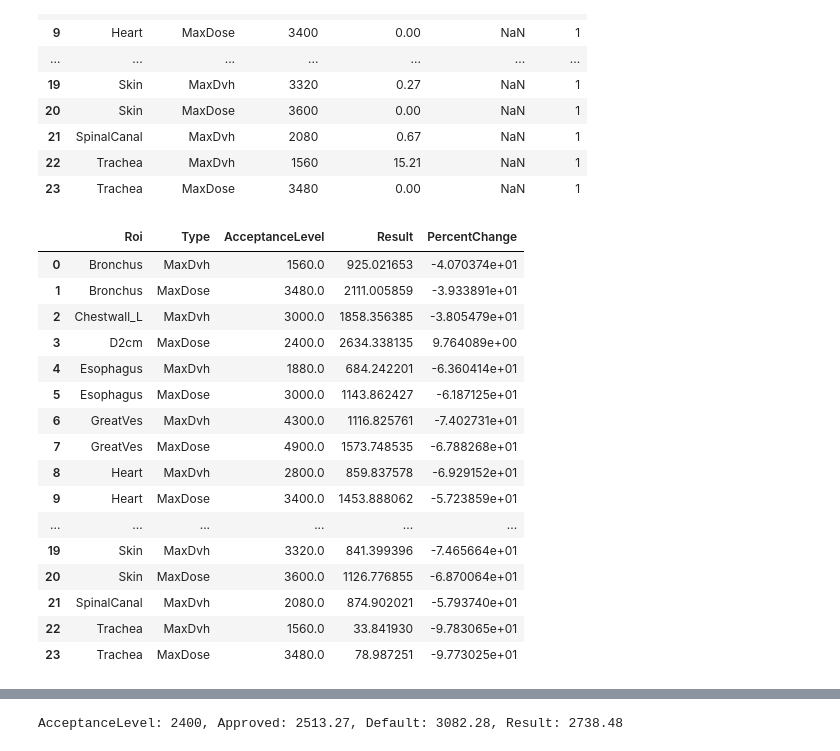
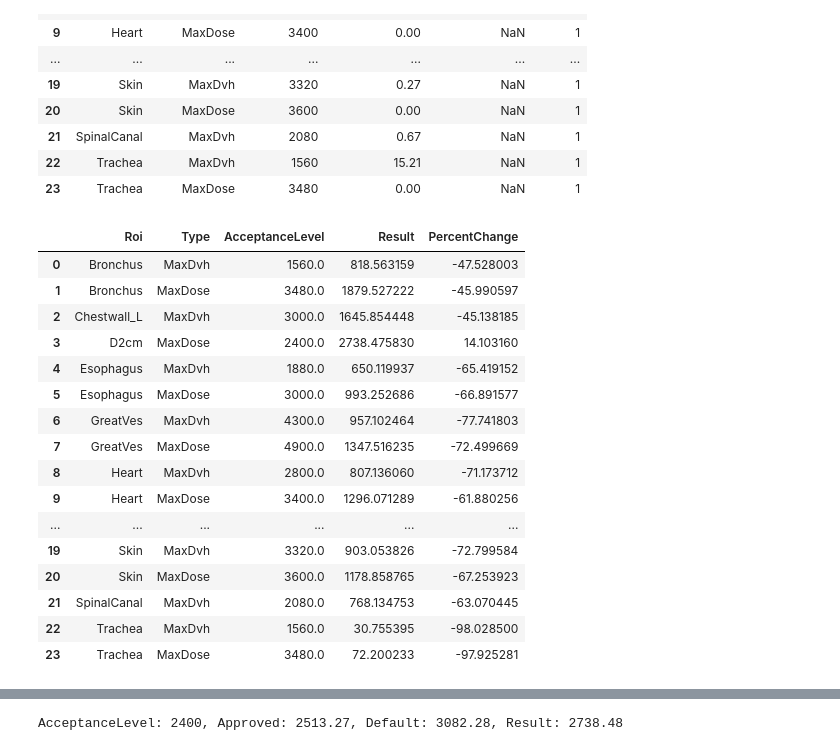
Before and after one commit to kels271828/RayBay, a Jupyter notebook: results/SBRT_lung_minsun/bayes_pars/view_results.ipynb, the cells around one changed output, grey strips where cells are left out. Cells and saved outputs as stored; diff of their text form; code cells hidden in the pictures.

```diff
--- a/results/SBRT_lung_minsun/bayes_pars/view_results.ipynb
+++ b/results/SBRT_lung_minsun/bayes_pars/view_results.ipynb
@@ -61,34 +62,35 @@ result.func_df
 # %%
 # Clinical goal results
 compare = pd.DataFrame()
-for index, row in result.goal_df.iterrows():
+idx_sol = np.argmin(result.opt_result.func_vals)
+for idx_goal, row in result.goal_df.iterrows():
     roi = row['Roi']
     goal_type = row['Type']
     level = row['AcceptanceLevel']
-    value = result.goal_dict[index][0]
+    value = result.goal_dict[idx_goal][idx_sol]
     percent = 100*(value - level)/level
     compare = compare.append({'Roi': roi, 'Type': goal_type, 'AcceptanceLevel': level,
                               'Result': value, 'PercentChange': percent}, ignore_index=True)
 compare = compare[['Roi', 'Type', 'AcceptanceLevel', 'Result', 'PercentChange']] # enforce column order
 compare
 # %% [output]
 |  | Roi | Type | AcceptanceLevel | Result | PercentChange |
-| 0 | Bronchus | MaxDvh | 1560.0 | 925.021653 | -4.070374e+01 |
-| 1 | Bronchus | MaxDose | 3480.0 | 2111.005859 | -3.933891e+01 |
-| 2 | Chestwall_L | MaxDvh | 3000.0 | 1858.356385 | -3.805479e+01 |
-| 3 | D2cm | MaxDose | 2400.0 | 2634.338135 | 9.764089e+00 |
-| 4 | Esophagus | MaxDvh | 1880.0 | 684.242201 | -6.360414e+01 |
-| 5 | Esophagus | MaxDose | 3000.0 | 1143.862427 | -6.187125e+01 |
-| 6 | GreatVes | MaxDvh | 4300.0 | 1116.825761 | -7.402731e+01 |
-| 7 | GreatVes | MaxDose | 4900.0 | 1573.748535 | -6.788268e+01 |
-| 8 | Heart | MaxDvh | 2800.0 | 859.837578 | -6.929152e+01 |
-| 9 | Heart | MaxDose | 3400.0 | 1453.888062 | -5.723859e+01 |
+| 0 | Bronchus | MaxDvh | 1560.0 | 818.563159 | -47.528003 |
+| 1 | Bronchus | MaxDose | 3480.0 | 1879.527222 | -45.990597 |
+| 2 | Chestwall_L | MaxDvh | 3000.0 | 1645.854448 | -45.138185 |
+| 3 | D2cm | MaxDose | 2400.0 | 2738.475830 | 14.103160 |
+| 4 | Esophagus | MaxDvh | 1880.0 | 650.119937 | -65.419152 |
+| 5 | Esophagus | MaxDose | 3000.0 | 993.252686 | -66.891577 |
+| 6 | GreatVes | MaxDvh | 4300.0 | 957.102464 | -77.741803 |
+| 7 | GreatVes | MaxDose | 4900.0 | 1347.516235 | -72.499669 |
+| 8 | Heart | MaxDvh | 2800.0 | 807.136060 | -71.173712 |
+| 9 | Heart | MaxDose | 3400.0 | 1296.071289 | -61.880256 |
 | ... | ... | ... | ... | ... | ... |
-| 19 | Skin | MaxDvh | 3320.0 | 841.399396 | -7.465664e+01 |
-| 20 | Skin | MaxDose | 3600.0 | 1126.776855 | -6.870064e+01 |
-| 21 | SpinalCanal | MaxDvh | 2080.0 | 874.902021 | -5.793740e+01 |
-| 22 | Trachea | MaxDvh | 1560.0 | 33.841930 | -9.783065e+01 |
-| 23 | Trachea | MaxDose | 3480.0 | 78.987251 | -9.773025e+01 |
+| 19 | Skin | MaxDvh | 3320.0 | 903.053826 | -72.799584 |
+| 20 | Skin | MaxDose | 3600.0 | 1178.858765 | -67.253923 |
+| 21 | SpinalCanal | MaxDvh | 2080.0 | 768.134753 | -63.070445 |
+| 22 | Trachea | MaxDvh | 1560.0 | 30.755395 | -98.028500 |
+| 23 | Trachea | MaxDose | 3480.0 | 72.200233 | -97.925281 |
 # %%
 # Dose-volume histograms
 result.dvhplot()
```
Also changed, not shown: parts of 10 cells of this notebook, 6 other files.
